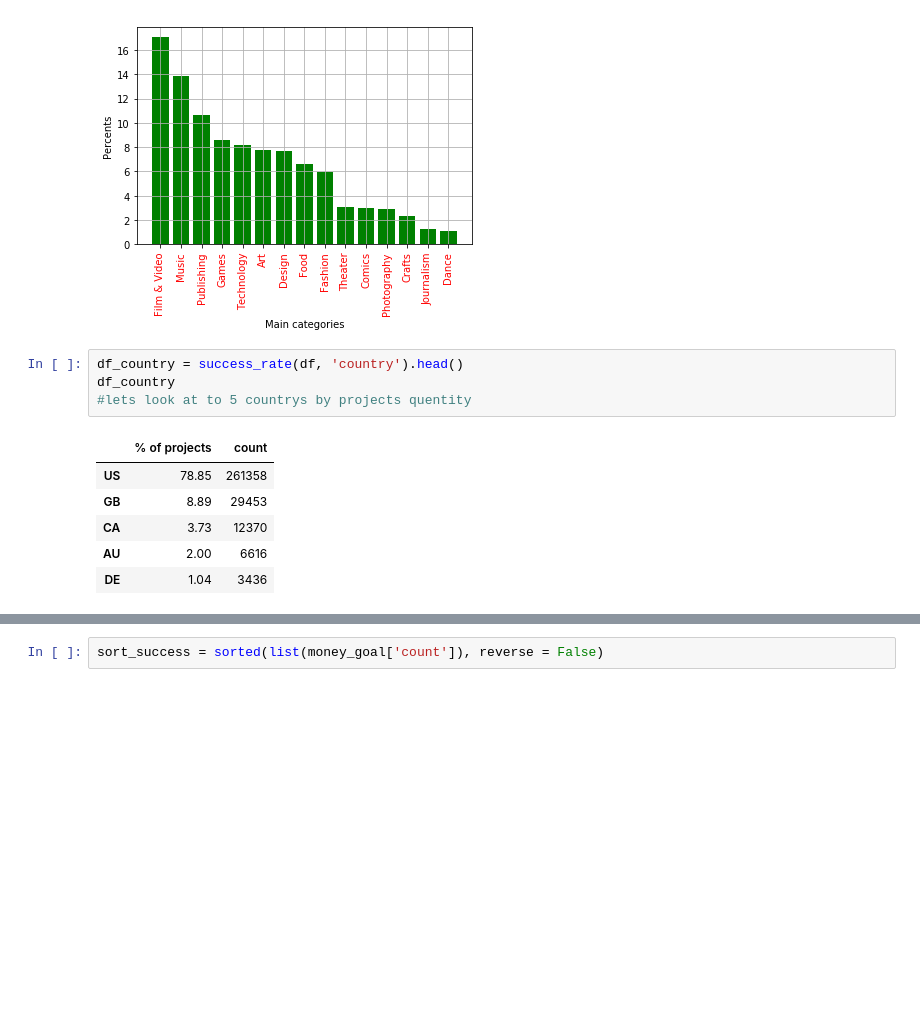
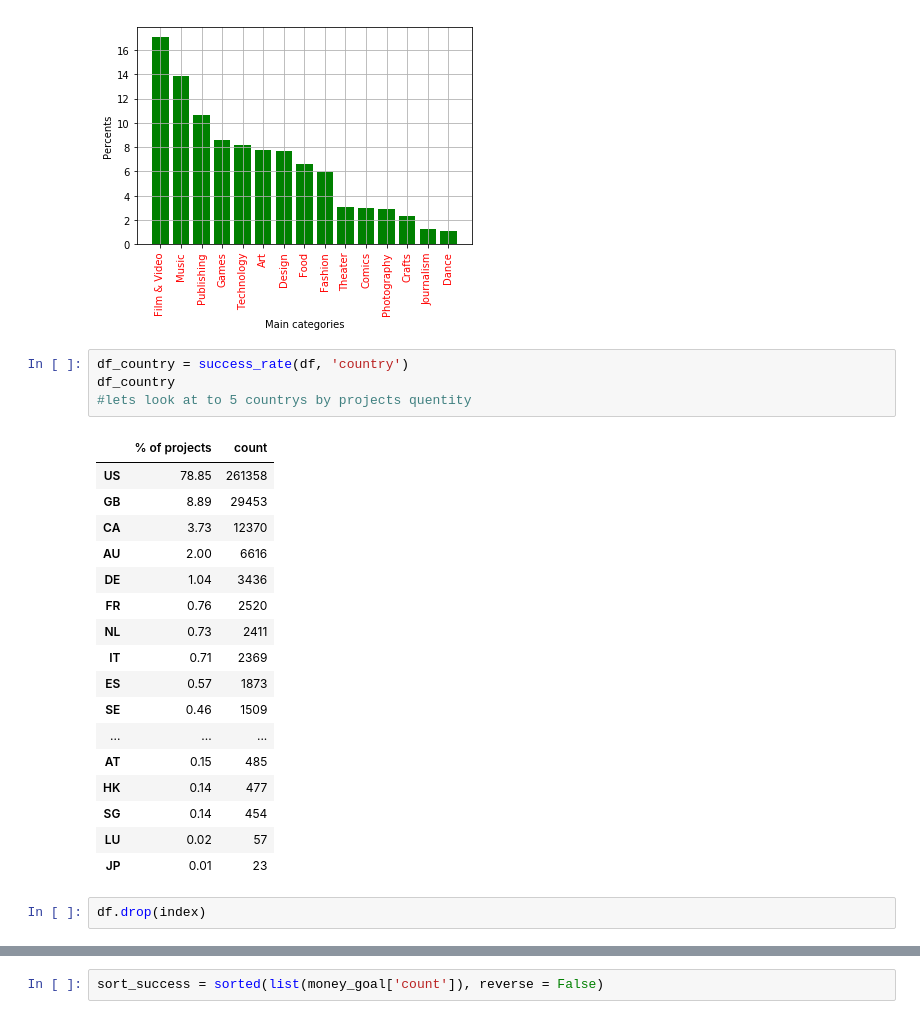
Before and after one commit to jjaabb/KickStarterAnalysis, a Jupyter notebook: Kstarters.ipynb, the cells around one changed output, grey strips where cells are left out. Cells and saved outputs as stored; diff of their text form; blank space fills up the shorter version.

```diff
--- a/Kstarters.ipynb
+++ b/Kstarters.ipynb
@@ -141,13 +136,26 @@ plt.grid(True)
 # %% [output]
 [figure]
 # %%
-df_country = success_rate(df, 'country').head()
+df_country = success_rate(df, 'country')
 df_country
 #lets look at to 5 countrys by projects quentity
 # %% [output]
 |  | % of projects | count |
 | US | 78.85 | 261358 |
 | GB | 8.89 | 29453 |
 | CA | 3.73 | 12370 |
 | AU | 2.00 | 6616 |
 | DE | 1.04 | 3436 |
+| FR | 0.76 | 2520 |
+| NL | 0.73 | 2411 |
+| IT | 0.71 | 2369 |
+| ES | 0.57 | 1873 |
+| SE | 0.46 | 1509 |
+| ... | ... | ... |
+| AT | 0.15 | 485 |
+| HK | 0.14 | 477 |
+| SG | 0.14 | 454 |
+| LU | 0.02 | 57 |
+| JP | 0.01 | 23 |
+# %%
+df.drop(index)
```
Also changed, not shown: parts of 23 cells of this notebook, 2 other files.
